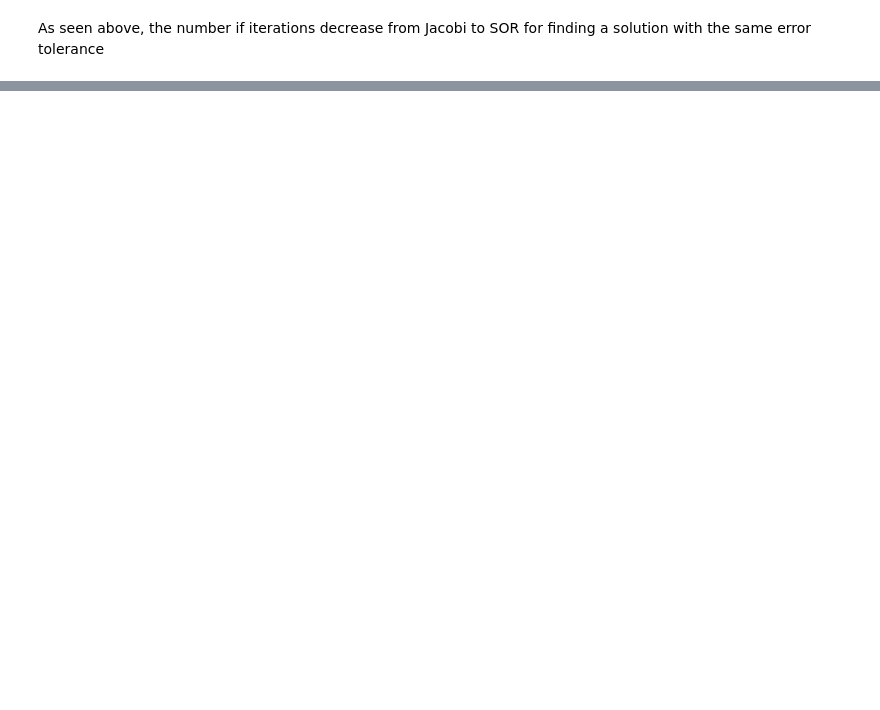
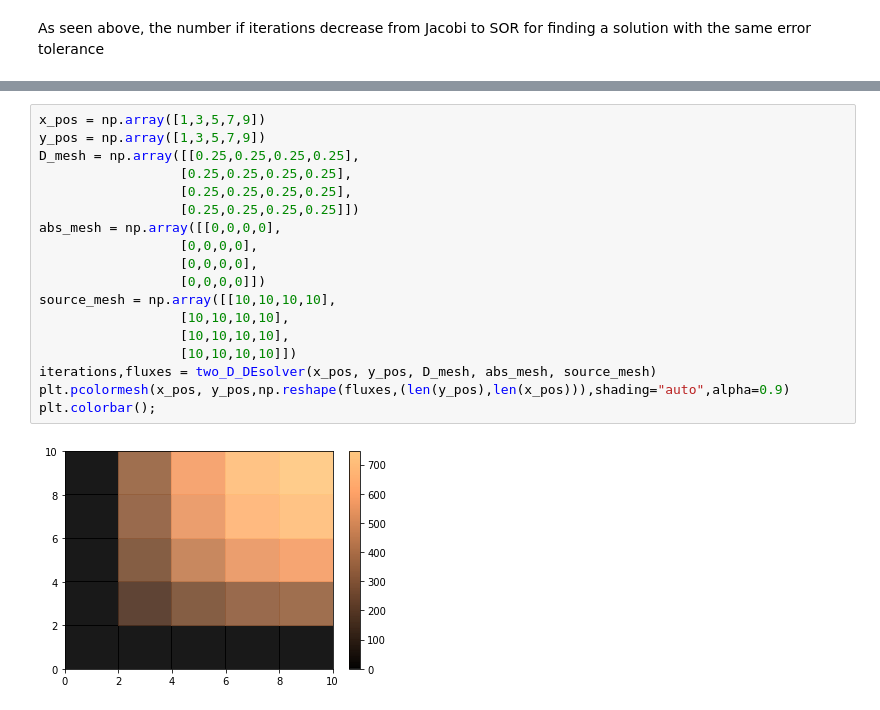
Before and after one commit to ashutoshbhadouria/NE155_FinalProject, a Jupyter notebook: 2Dtests.ipynb, the cells around one changed output, grey strips where cells are left out. Drawn from its saved outputs; the diff is of its cells as text; blank space fills up the shorter version.

```diff
--- a/2Dtests.ipynb
+++ b/2Dtests.ipynb
@@ -76,0 +141,20 @@ As seen above, the number if iterations decrease from Jacobi to SOR for finding
+# %%
+x_pos = np.array([1,3,5,7,9])
+y_pos = np.array([1,3,5,7,9])
+D_mesh = np.array([[0.25,0.25,0.25,0.25],
+                  [0.25,0.25,0.25,0.25],
+                  [0.25,0.25,0.25,0.25],
+                  [0.25,0.25,0.25,0.25]])
+abs_mesh = np.array([[0,0,0,0],
+                  [0,0,0,0],
+                  [0,0,0,0],
+                  [0,0,0,0]])
+source_mesh = np.array([[10,10,10,10],
+                  [10,10,10,10],
+                  [10,10,10,10],
+                  [10,10,10,10]])
+iterations,fluxes = two_D_DEsolver(x_pos, y_pos, D_mesh, abs_mesh, source_mesh)
+plt.pcolormesh(x_pos, y_pos,np.reshape(fluxes,(len(y_pos),len(x_pos))),shading="auto",alpha=0.9)
+plt.colorbar();
+# %% [output]
+[figure, added]
```
Also changed, not shown: parts of 21 cells of this notebook.
